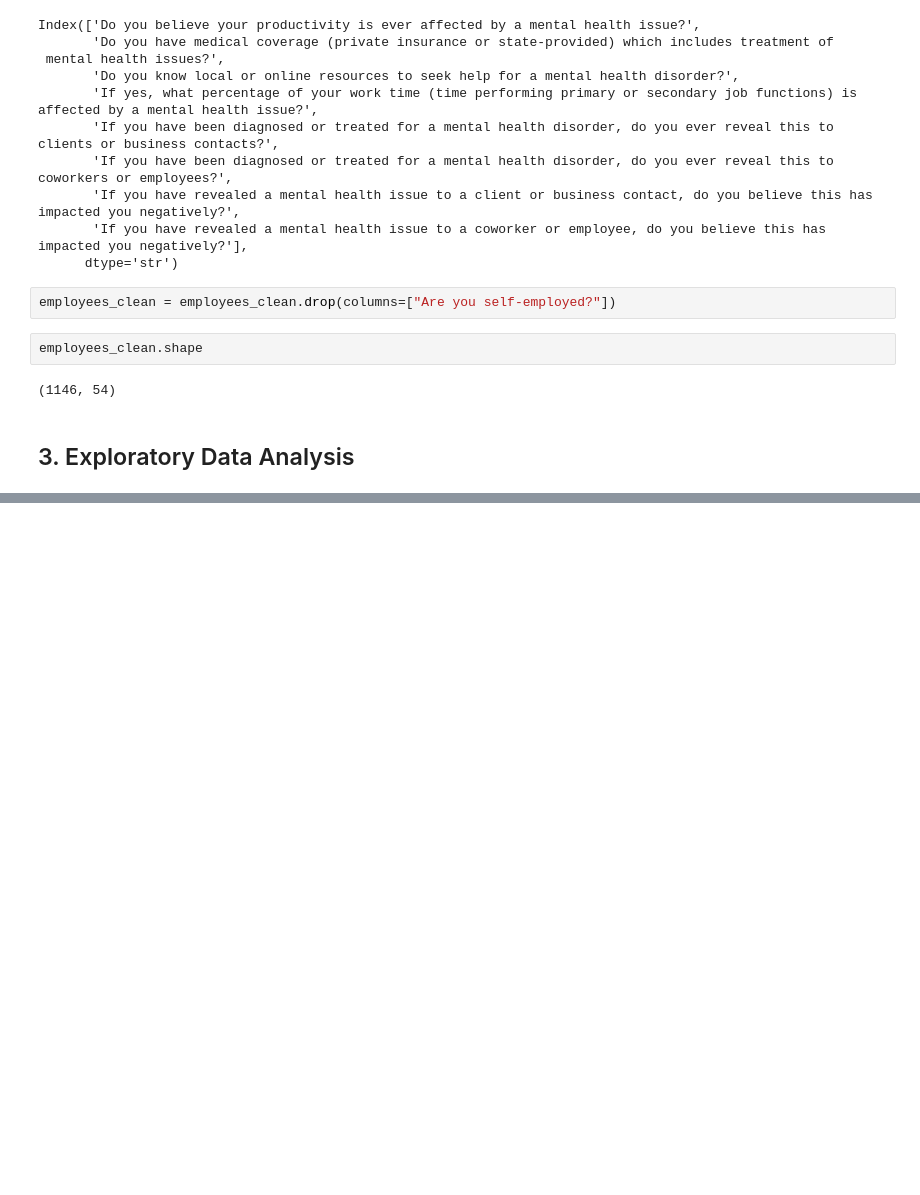
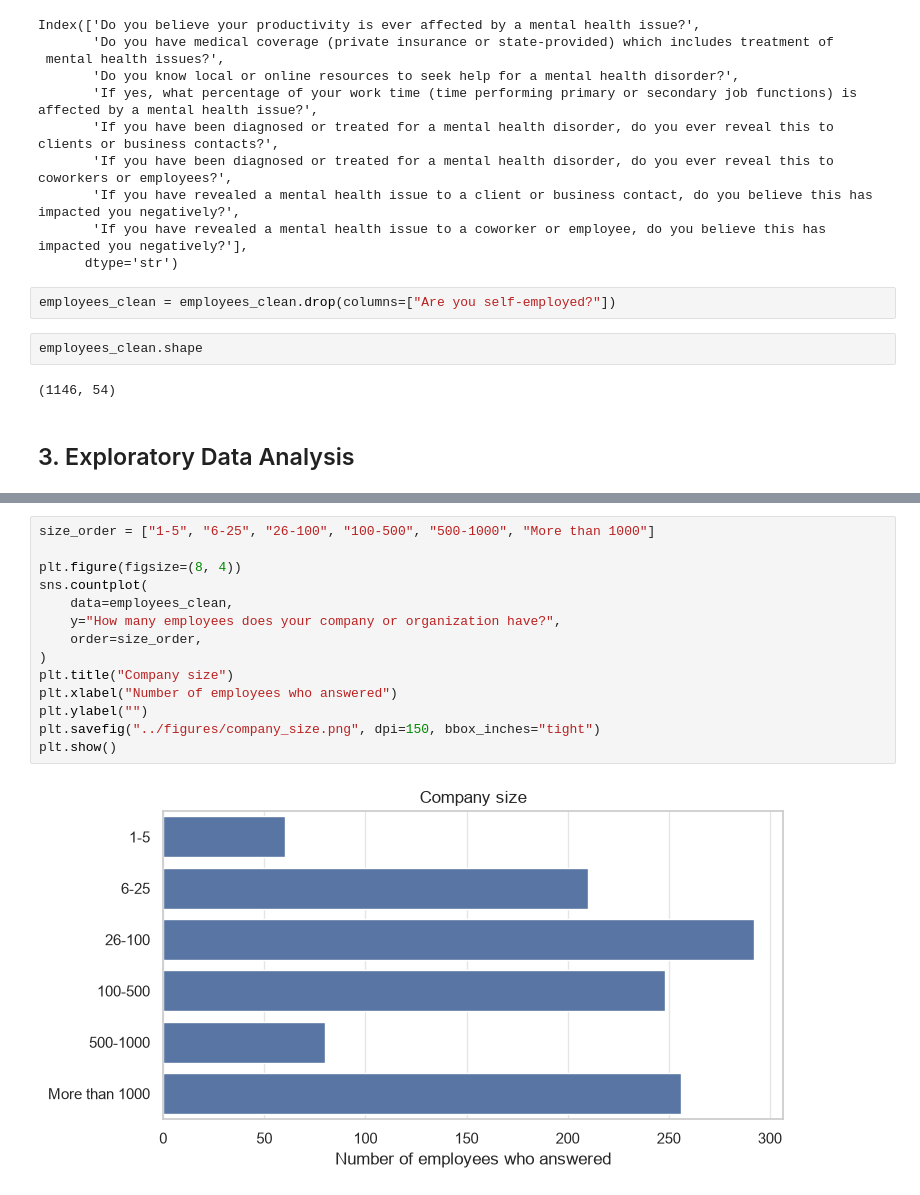
Before and after one commit to fluyid/osmi-mental-health-in-tech, a Jupyter notebook: osmi-clustering/notebooks/01_clustering.ipynb, the cells around one changed output, grey strips where cells are left out. Drawn from its saved outputs; the diff is of its cells as text; blank space fills up the shorter version.

```diff
--- a/osmi-clustering/notebooks/01_clustering.ipynb
+++ b/osmi-clustering/notebooks/01_clustering.ipynb
@@ -67,0 +131,16 @@ employees_clean.shape
+# %%
+size_order = ["1-5", "6-25", "26-100", "100-500", "500-1000", "More than 1000"]
+
+plt.figure(figsize=(8, 4))
+sns.countplot(
+    data=employees_clean,
+    y="How many employees does your company or organization have?",
+    order=size_order,
+)
+plt.title("Company size")
+plt.xlabel("Number of employees who answered")
+plt.ylabel("")
+plt.savefig("../figures/company_size.png", dpi=150, bbox_inches="tight")
+plt.show()
+# %% [output]
+[figure, added]
```
Also changed, not shown: parts of 12 cells of this notebook, 4 other files.
